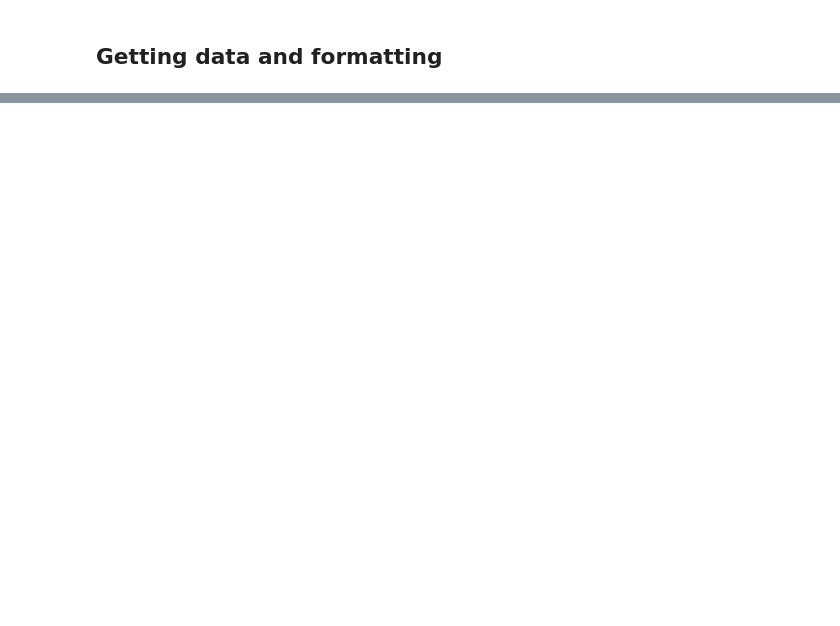
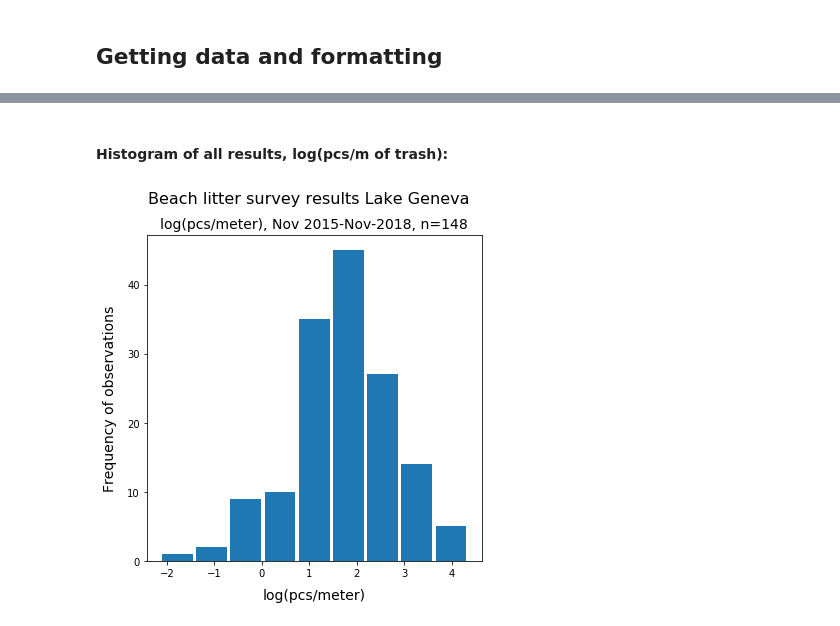
Before and after one commit to hammerdirt/solidWaste2018, a Jupyter notebook: EndOfYearThree.ipynb, the cells around one changed output, grey strips where cells are left out. Drawn from its saved outputs; the diff is of its cells as text; code cells hidden in the pictures; blank space fills up the shorter version.

```diff
--- a/EndOfYearThree.ipynb
+++ b/EndOfYearThree.ipynb
@@ -145,0 +262,6 @@ Tiger-duck-beach, Anarchy-Beach, Préverenges, lacléman_vidy_santie, lacléman_
+# %% [markdown]
+#### Histogram of all results,  log(pcs/m of trash):
+# %%
+makeHist(lakeDailyPcsM.ln_pcs, 9, (6, 6),"log(pcs/meter), Nov 2015-Nov-2018, n=", "Beach litter survey results Lake Geneva", "log(pcs/meter)", "Frequency of observations", "graphs/histograms/logPcsMhist.svg")
+# %% [output]
+[figure, added]
```
Also changed, not shown: parts of 102 cells of this notebook, 58 other files.
